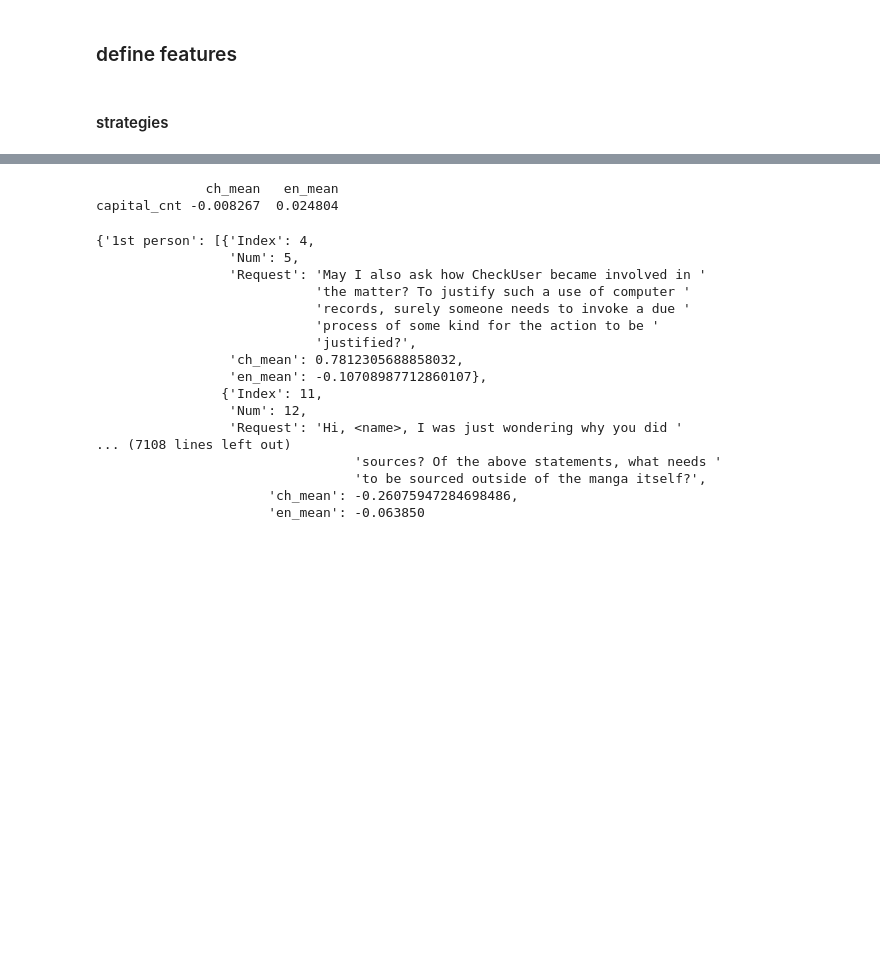
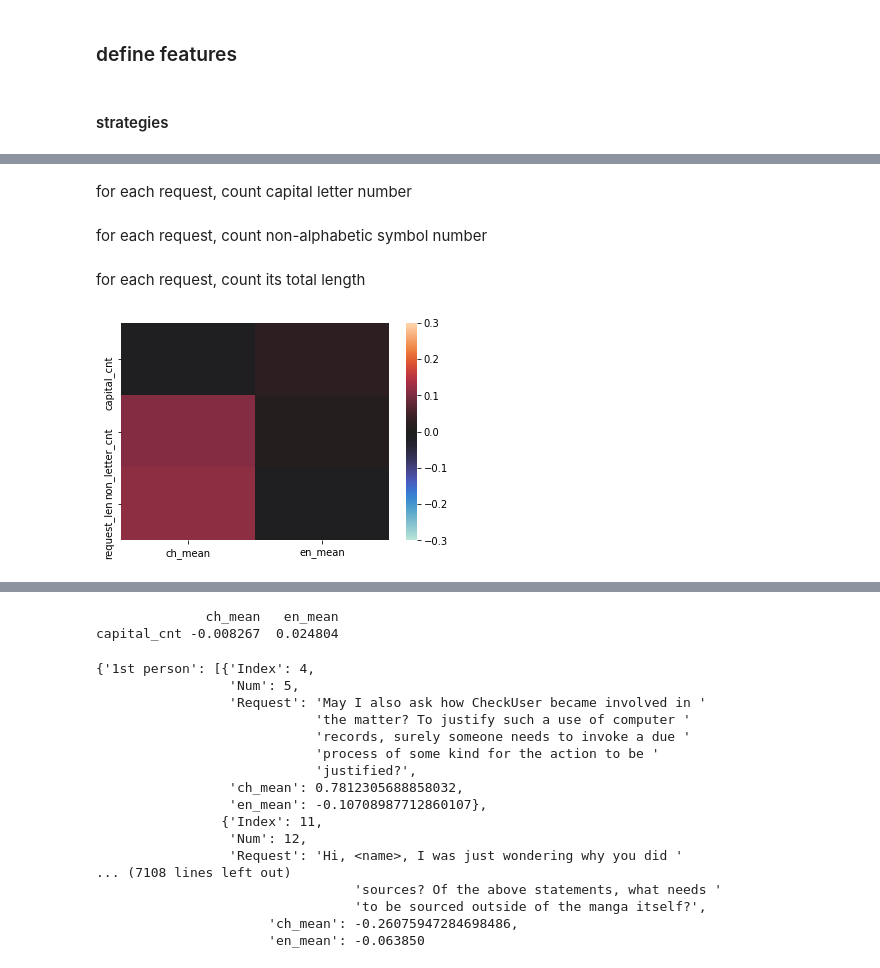
Before and after one commit to hajingit/Politeness_lang, a Jupyter notebook: find_feature.ipynb, the cells around one changed output, grey strips where cells are left out. Drawn from its saved outputs; the diff is of its cells as text; code cells hidden in the pictures; blank space fills up the shorter version.

```diff
--- a/find_feature.ipynb
+++ b/find_feature.ipynb
@@ -101,0 +109,44 @@ ax = sns.heatmap(df_corr, vmin=-0.3, vmax=0.3, center=0.0)
+# %%
+def add_feature(feature_name, feature_func, df, columns, target_col_name="Request"):
+    n, _ = df.shape
+    df[feature_name] = pd.Series(np.zeros(n), index=df.index)
+    for i in range(n):
+        df.loc[i, feature_name] = feature_func(df.loc[i, target_col_name])
+    features = [feature_name]
+    rows = [{c : df[f].corr(df[c]) for c in columns} for f in features]
+    df_corr = pd.DataFrame(rows, index=features)
+    return df_corr
+
+def draw_heatmap(corrs, vmin=-0.3, vmax=0.3, center=0.0):
+    df_corr = pd.concat(corrs.values())
+    ax = sns.heatmap(df_corr, vmin=vmin, vmax=vmax, center=center)
+# %%
+columns = {"ch_mean", "en_mean"}
+corrs = {}
+# %% [markdown]
+for each request, count capital letter number
+# %%
+count_capital = lambda s : reduce(lambda x,y : x+y, map(lambda c : 1 if c.isupper() else 0, s))
+feature_name = "capital_cnt"
+
+corrs[feature_name] = add_feature(feature_name, count_capital, df, columns, target_col_name="Request")
+
+#draw_heatmap(corrs)
+# %% [markdown]
+for each request, count non-alphabetic symbol number
+# %%
+count_non_letter = lambda s : reduce(lambda x,y : x+y, map(lambda c : 0 if c.isalpha() else 1, s))
+feature_name = "non_letter_cnt"
+corrs[feature_name] = add_feature(feature_name, count_non_letter, df, columns, target_col_name="Request")
+
+#draw_heatmap(corrs)
+# %% [markdown]
+for each request, count its total length
+# %%
+length_of_request = lambda s : len(s)
+feature_name = "request_len"
+corrs[feature_name] = add_feature(feature_name, length_of_request, df, columns, target_col_name="Request")
+
+draw_heatmap(corrs)
+# %% [output]
+[figure, added]
```
Also changed, not shown: parts of 25 cells of this notebook.
